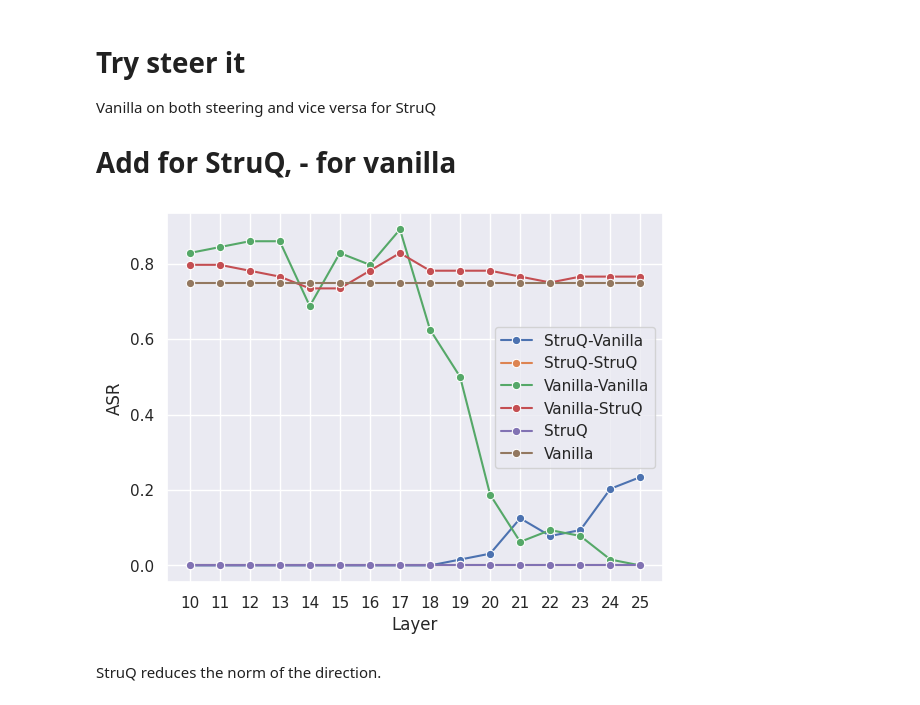
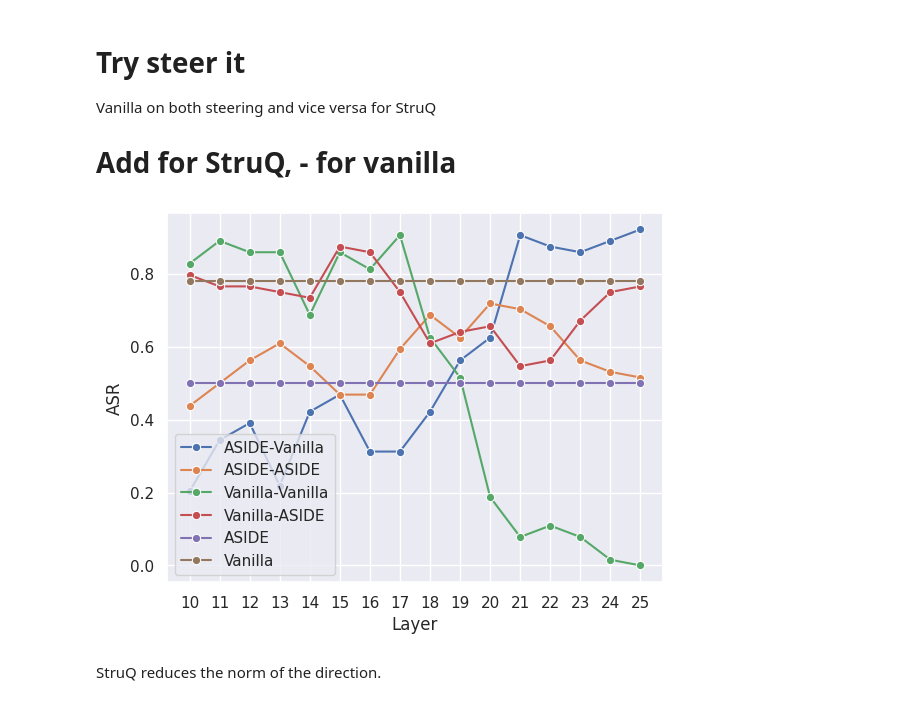
Before and after one commit to wj210/IPI_defense, a Jupyter notebook: notebooks/interp.ipynb, the cells around one changed output. Cells and saved outputs as stored; diff of their text form; code cells hidden in the pictures.

```diff
--- a/notebooks/interp.ipynb
+++ b/notebooks/interp.ipynb
@@ -128,13 +141,14 @@ vanilla: 0.75
 steer_size = 64
 
 clean_prompts = form_llm_input(ds,lambda x: x,prompt_format,apply_defensive_filter=True,defense = 'none')[:steer_size]
+v_clean_prompts = form_llm_input(ds,lambda x: x,v_prompt_format,apply_defensive_filter=True,defense = 'none')[:steer_size]
 corrupt_prompts = attack_inputs[:steer_size]
+v_corrupt_prompts = v_attack_inputs[:steer_size]
 directions = {l:v.detach().cpu() for l,v in contrast_activations(model,clean_prompts,corrupt_prompts,bz=16).items()}
-v_directions = {l:v.detach().cpu() for l,v in contrast_activations(v_model,clean_prompts,corrupt_prompts,bz=16).items()}
+v_directions = {l:v.detach().cpu() for l,v in contrast_activations(v_model,v_clean_prompts,v_corrupt_prompts,bz=16).items()}
 # %%
 dir_norm = [v.norm().item() for v in directions.values()]
 v_dir_norm = [v.norm().item() for v in v_directions.values()]
-
 # Cache it
 linear_norm_path = cache_dir + '/' + 'linear_norm.pkl'
 if os.path.exists(linear_norm_path):
@@ -142,8 +156,8 @@ if os.path.exists(linear_norm_path):
         lr_cache = pickle.load(f)
 else:
     lr_cache = {}
-lr_cache['base'] = dir_norm
-lr_cache['struq'] = v_dir_norm # edit yourself
+lr_cache['base'] = v_dir_norm
+lr_cache[model.name] =  dir_norm
 with open(linear_norm_path,'wb') as f:
     pickle.dump(lr_cache,f)
 
@@ -152,8 +166,13 @@ sns.set(style="darkgrid")
 x_len = range(len(dir_norm))
 # Create the plot
 plt.figure(figsize=(6, 4))
-sns.lineplot(x=x_len, y=dir_norm, marker="o",label = 'StruQ')
-sns.lineplot(x=x_len, y=v_dir_norm, marker="o",label = 'Vanilla')
+for k,v in lr_cache.items():
+    if k == 'base':
+        sns.lineplot(x=x_len, y=v, marker="o",label = 'Vanilla')
+    else:
+        sns.lineplot(x=x_len, y=v, marker="o",label = k)
+# sns.lineplot(x=x_len, y=dir_norm, marker="o",label = model.name)
+# sns.lineplot(x=x_len, y=v_dir_norm, marker="o",label = 'Vanilla')
 plt.xlabel("Layer")
 plt.ylabel("Norm")
 plt.show()
@@ -167,26 +187,34 @@ Vanilla on both steering and vice versa for StruQ
 # Add for StruQ, - for vanilla
 # %%
 test_inputs = attack_inputs[steer_size:steer_size+64]
+v_test_inputs = v_attack_inputs[steer_size:steer_size+64]
 base_results = defaultdict(list)
-struq_results = defaultdict(list)
+def_results = defaultdict(list)
 
 steer_args = {'intervention':'steer'}
 test_range = list(range(10,26)) # 10 to 25 inclusive
 for layer in tqdm(test_range,total = len(test_range)):
-    struq_vec = directions[layer]
+    def_vec = directions[layer]
     base_vec = v_directions[layer]
 
-    struq_results['base'].append(np.mean(get_asr(nnsight_generate(model,test_inputs,gen_kwargs,vec=base_vec,intervene_layers=layer,scale = 1.0,**steer_args))))
-    struq_results['struq'].append(np.mean(get_asr(nnsight_generate(model,test_inputs,gen_kwargs,vec=struq_vec,intervene_layers=layer,scale = 1.0,**steer_args))))
-    base_results['base'].append(np.mean(get_asr(nnsight_generate(v_model,test_inputs,gen_kwargs,vec=base_vec,intervene_layers=layer,scale = -1.0,**steer_args))))
-    base_results['struq'].append(np.mean(get_asr(nnsight_generate(v_model,test_inputs,gen_kwargs,vec=struq_vec,intervene_layers=layer,scale = -1.0,**steer_args))))
+    def_results['vanilla'].append(np.mean(get_asr(nnsight_generate(model,test_inputs,gen_kwargs,vec=base_vec,intervene_layers=layer,scale = 1.0,**steer_args))))
+    def_results[model.name].append(np.mean(get_asr(nnsight_generate(model,test_inputs,gen_kwargs,vec=def_vec,intervene_layers=layer,scale = 1.0,**steer_args))))
+    base_results['vanilla'].append(np.mean(get_asr(nnsight_generate(v_model,v_test_inputs,gen_kwargs,vec=base_vec,intervene_layers=layer,scale = -1.0,**steer_args))))
+    base_results[model.name].append(np.mean(get_asr(nnsight_generate(v_model,v_test_inputs,gen_kwargs,vec=def_vec,intervene_layers=layer,scale = -1.0,**steer_args))))
+
+attacked = {}
+out = nnsight_generate(model,test_inputs,gen_kwargs)
+v_out = nnsight_generate(v_model,v_test_inputs,gen_kwargs)
+
+attacked[model.name] = np.mean(get_asr(out))
+attacked['vanilla'] = np.mean(get_asr(v_out))
 # %%
-plot_data = [struq_results['base'],struq_results['struq'],base_results['base'],base_results['struq'],[attacked['struq']]*len(test_range),[attacked['vanilla']]*len(test_range)]
-label_name = ['StruQ-Vanilla','StruQ-StruQ','Vanilla-Vanilla','Vanilla-StruQ','StruQ','Vanilla']
+plot_data = [def_results['vanilla'],def_results[model.name],base_results['vanilla'],base_results[model.name],[attacked[model.name]]*len(test_range),[attacked['vanilla']]*len(test_range)]
+label_name = [f'{model.name}-Vanilla',f'{model.name}-{model.name}','Vanilla-Vanilla',f'Vanilla-{model.name}',model.name,'Vanilla']
 
 plot_line(np.stack(plot_data),xlabel = 'Layer',ylabel = 'ASR',labels = label_name,xticks=[str(x) for x in test_range])
 # %% [output]
-[figure, old version]
+[figure, new version]
 # %% [markdown]
 StruQ reduces the norm of the direction.
 # %% [markdown]
```
Also changed, not shown: parts of 9 cells of this notebook, 15 other files.
